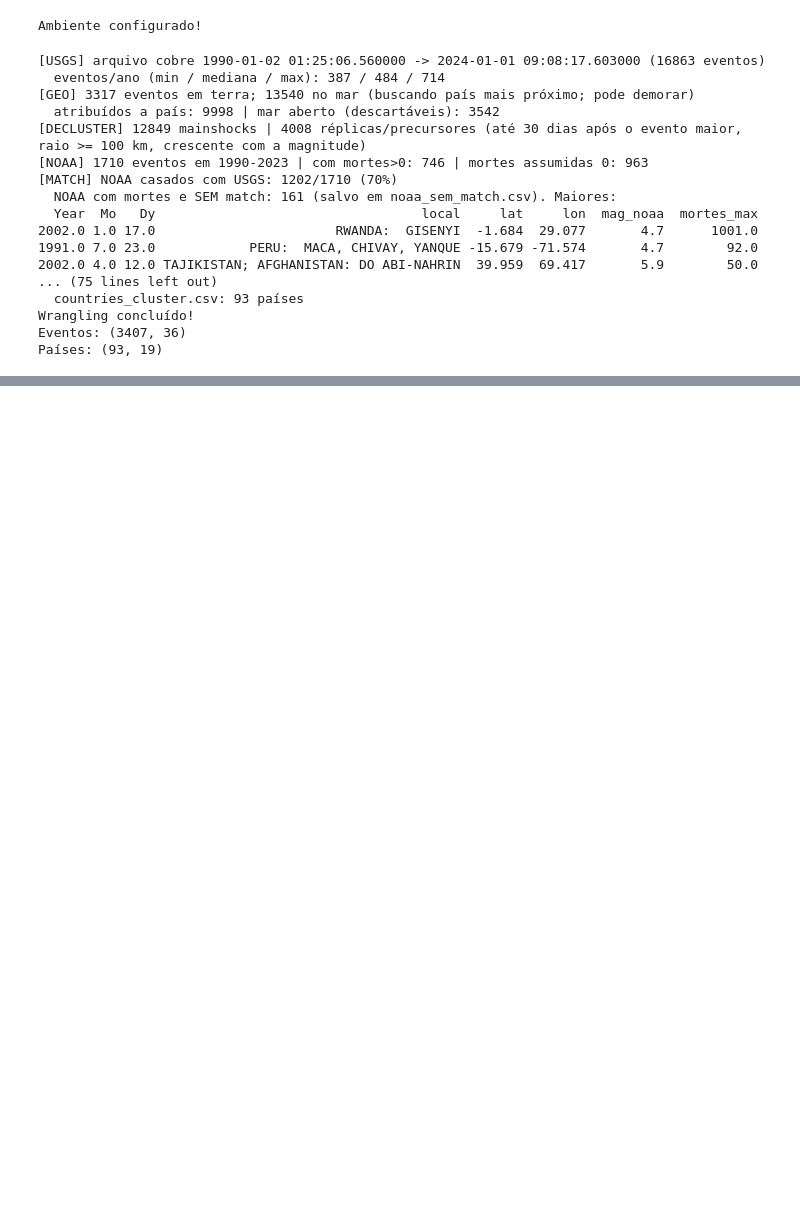
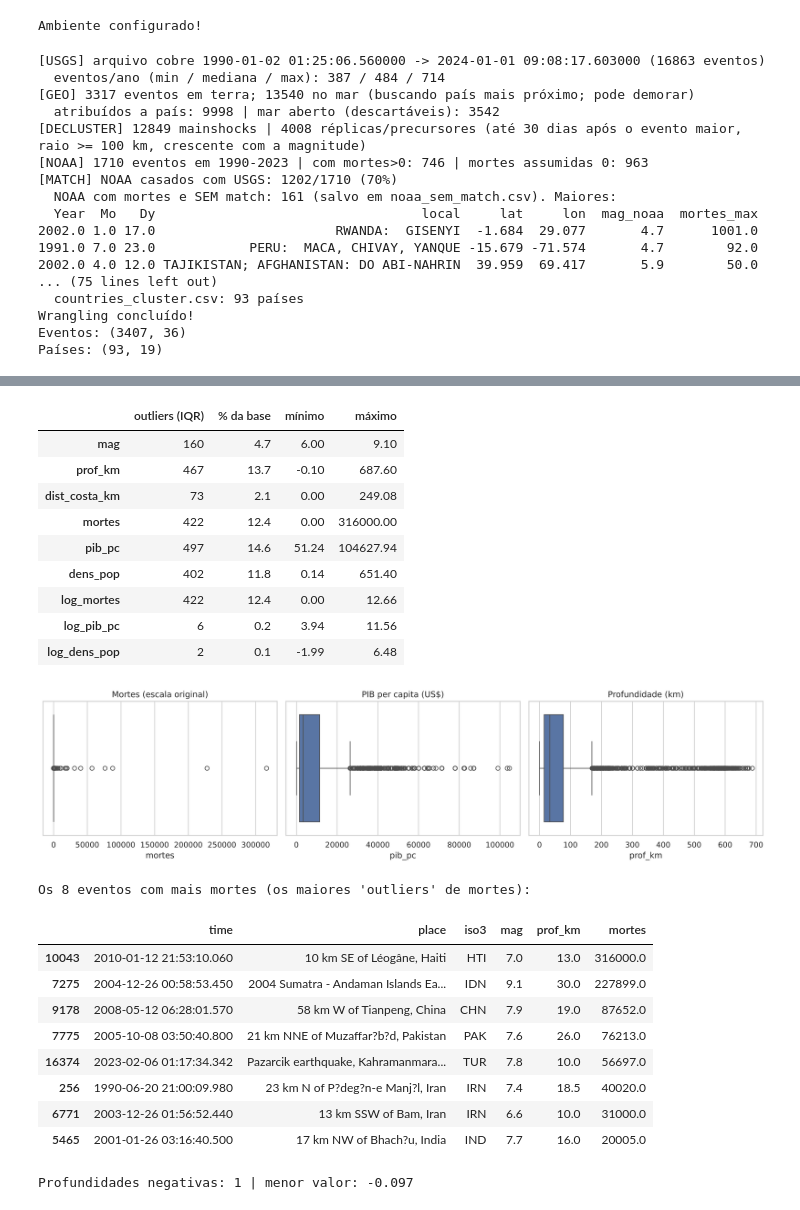
Before and after one commit to EnzoSottoRib/projeto_sismos, a Jupyter notebook: Analise_Sismos.ipynb, the cells around one changed output, grey strips where cells are left out. Cells and saved outputs as stored; diff of their text form; code cells hidden in the pictures; blank space fills up the shorter version.

```diff
--- a/Analise_Sismos.ipynb
+++ b/Analise_Sismos.ipynb
@@ -137,0 +293,47 @@ Name: count, dtype: int64
+# %%
+def outliers_iqr(s):
+    q1, q3 = s.quantile([0.25, 0.75])
+    iqr = q3 - q1
+    return ((s < q1 - 1.5 * iqr) | (s > q3 + 1.5 * iqr)).sum()
+
+vars_out = ["mag", "prof_km", "dist_costa_km", "mortes", "pib_pc", "dens_pop", "log_mortes", "log_pib_pc", "log_dens_pop"]
+tabela_out = pd.DataFrame({
+    "outliers (IQR)": [outliers_iqr(eventos[v]) for v in vars_out],
+    "% da base": [round(outliers_iqr(eventos[v]) / len(eventos) * 100, 1) for v in vars_out],
+    "mínimo": [eventos[v].min() for v in vars_out],
+    "máximo": [eventos[v].max() for v in vars_out],
+}, index=vars_out).round(2)
+display(tabela_out)
+
+fig, ax = plt.subplots(1, 3, figsize=(15, 3.8))
+sns.boxplot(x=eventos["mortes"], ax=ax[0]); ax[0].set_title("Mortes (escala original)")
+sns.boxplot(x=eventos["pib_pc"], ax=ax[1]); ax[1].set_title("PIB per capita (US$)")
+sns.boxplot(x=eventos["prof_km"], ax=ax[2]); ax[2].set_title("Profundidade (km)")
+plt.tight_layout(); plt.show()
+
+print("Os 8 eventos com mais mortes (os maiores 'outliers' de mortes):")
+display(eventos.nlargest(8, "mortes")[["time", "place", "iso3", "mag", "prof_km", "mortes"]])
+print("Profundidades negativas:", int((eventos["prof_km"] < 0).sum()), "| menor valor:", eventos["prof_km"].min())
+# %% [output]
+|  | outliers (IQR) | % da base | mínimo | máximo |
+| mag | 160 | 4.7 | 6.00 | 9.10 |
+| prof_km | 467 | 13.7 | -0.10 | 687.60 |
+| dist_costa_km | 73 | 2.1 | 0.00 | 249.08 |
+| mortes | 422 | 12.4 | 0.00 | 316000.00 |
+| pib_pc | 497 | 14.6 | 51.24 | 104627.94 |
+| dens_pop | 402 | 11.8 | 0.14 | 651.40 |
+| log_mortes | 422 | 12.4 | 0.00 | 12.66 |
+| log_pib_pc | 6 | 0.2 | 3.94 | 11.56 |
+| log_dens_pop | 2 | 0.1 | -1.99 | 6.48 |
+[figure, added]
+Os 8 eventos com mais mortes (os maiores 'outliers' de mortes):
+|  | time | place | iso3 | mag | prof_km | mortes |
+| 10043 | 2010-01-12 21:53:10.060 | 10 km SE of Léogâne, Haiti | HTI | 7.0 | 13.0 | 316000.0 |
+| 7275 | 2004-12-26 00:58:53.450 | 2004 Sumatra - Andaman Islands Ea... | IDN | 9.1 | 30.0 | 227899.0 |
+| 9178 | 2008-05-12 06:28:01.570 | 58 km W of Tianpeng, China | CHN | 7.9 | 19.0 | 87652.0 |
+| 7775 | 2005-10-08 03:50:40.800 | 21 km NNE of Muzaffar?b?d, Pakistan | PAK | 7.6 | 26.0 | 76213.0 |
+| 16374 | 2023-02-06 01:17:34.342 | Pazarcik earthquake, Kahramanmara... | TUR | 7.8 | 10.0 | 56697.0 |
+| 256 | 1990-06-20 21:00:09.980 | 23 km N of P?deg?n-e Manj?l, Iran | IRN | 7.4 | 18.5 | 40020.0 |
+| 6771 | 2003-12-26 01:56:52.440 | 13 km SSW of Bam, Iran | IRN | 6.6 | 10.0 | 31000.0 |
+| 5465 | 2001-01-26 03:16:40.500 | 17 km NW of Bhach?u, India | IND | 7.7 | 16.0 | 20005.0 |
+Profundidades negativas: 1 | menor valor: -0.097
```
Also changed, not shown: parts of 90 cells of this notebook.
